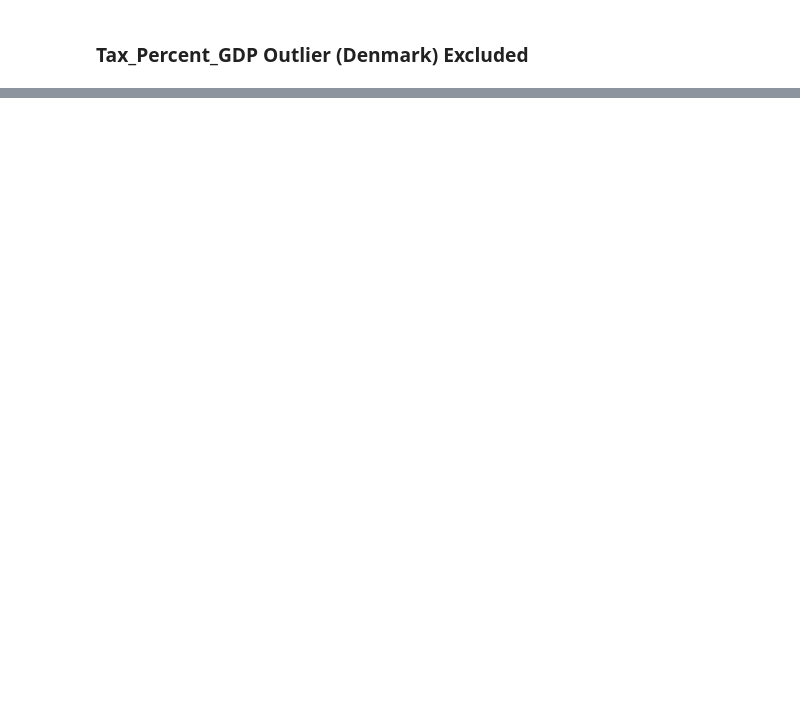
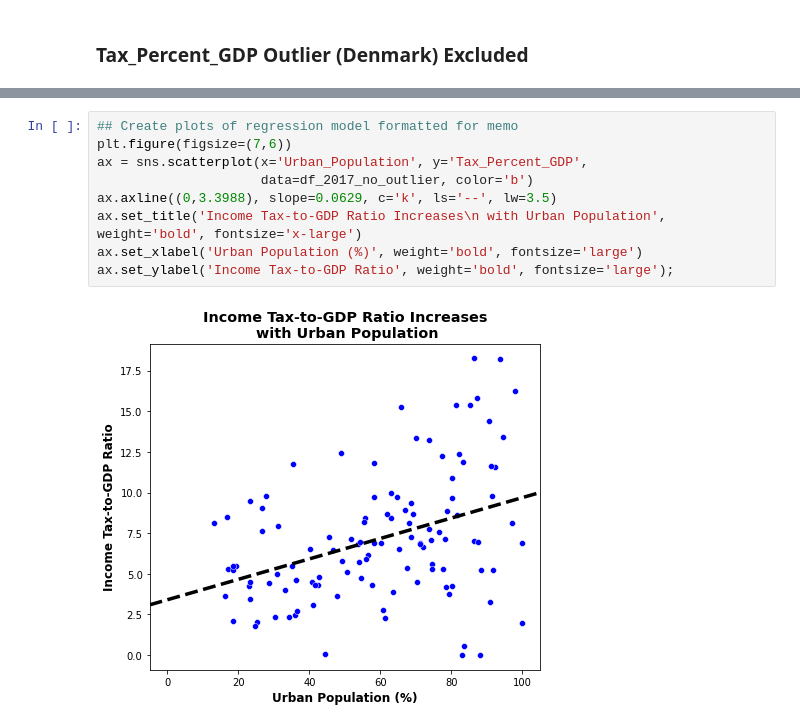
Before and after one commit to zero731/urban_popn_tax_GDP, a Jupyter notebook: Model_Code.ipynb, the cells around one changed output, grey strips where cells are left out. Drawn from its saved outputs; the diff is of its cells as text; blank space fills up the shorter version.

```diff
--- a/Model_Code.ipynb
+++ b/Model_Code.ipynb
@@ -755,0 +762,11 @@ check_ols_assumptions(model, df_2017_no_outlier, target)
+# %%
+## Create plots of regression model formatted for memo
+plt.figure(figsize=(7,6))
+ax = sns.scatterplot(x='Urban_Population', y='Tax_Percent_GDP',
+                     data=df_2017_no_outlier, color='b')
+ax.axline((0,3.3988), slope=0.0629, c='k', ls='--', lw=3.5)
+ax.set_title('Income Tax-to-GDP Ratio Increases\n with Urban Population', weight='bold', fontsize='x-large')
+ax.set_xlabel('Urban Population (%)', weight='bold', fontsize='large')
+ax.set_ylabel('Income Tax-to-GDP Ratio', weight='bold', fontsize='large');
+# %% [output]
+[figure, added]
```
Also changed, not shown: parts of 15 cells of this notebook, 5 other files.
